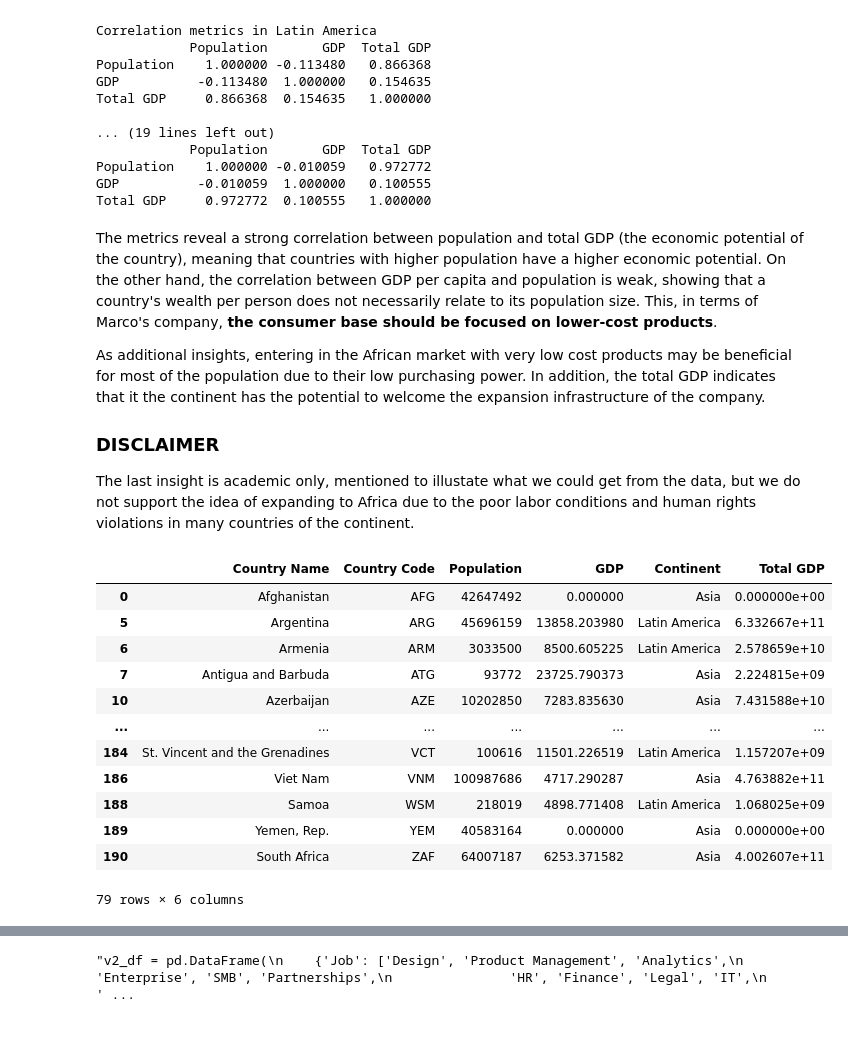
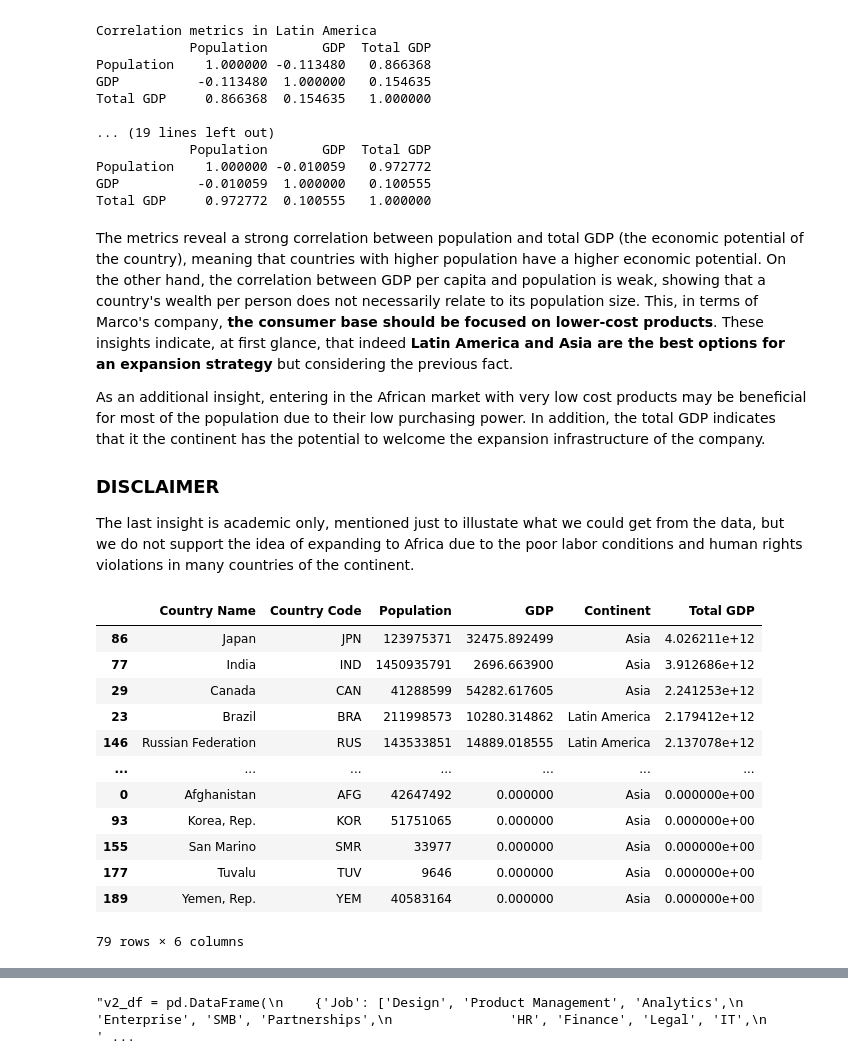
Before and after one commit to monroyminerodiego/visualization-tools-IX, a Jupyter notebook: ML/U2/PortfolioU2/01_hierarchical_analysis_part2.ipynb, the cells around one changed output, grey strips where cells are left out. Saved outputs shown, nothing was run; the diff lists cells and outputs as text; code cells hidden in the pictures; blank space fills up the shorter version.

```diff
--- a/ML/U2/PortfolioU2/01_hierarchical_analysis_part2.ipynb
+++ b/ML/U2/PortfolioU2/01_hierarchical_analysis_part2.ipynb
@@ -422,27 +427,28 @@ Population    1.000000 -0.010059   0.972772
 GDP          -0.010059  1.000000   0.100555
 Total GDP     0.972772  0.100555   1.000000
 # %% [markdown]
-The metrics reveal a strong correlation between population and total GDP (the economic potential of the country), meaning that countries with higher population have a higher economic potential. On the other hand, the correlation between GDP per capita and population is weak, showing that a country's wealth per person does not necessarily relate to its population size. This, in terms of Marco's company, **the consumer base should be focused on lower-cost products**.
+The metrics reveal a strong correlation between population and total GDP (the economic potential of the country), meaning that countries with higher population have a higher economic potential. On the other hand, the correlation between GDP per capita and population is weak, showing that a country's wealth per person does not necessarily relate to its population size. This, in terms of Marco's company, **the consumer base should be focused on lower-cost products**. These insights indicate, at first glance, that indeed **Latin America and Asia are the best options for an expansion strategy** but considering the previous fact.
 
-As additional insights, entering in the African market with very low cost products may be beneficial for most of the population due to their low purchasing power. In addition, the total GDP indicates that it the continent has the potential to welcome the expansion infrastructure of the company.
+As an additional insight, entering in the African market with very low cost products may be beneficial for most of the population due to their low purchasing power. In addition, the total GDP indicates that it the continent has the potential to welcome the expansion infrastructure of the company.
 
 ### **DISCLAIMER**
 
-The last insight is academic only, mentioned to illustate what we could get from the data, but we do not support the idea of expanding to Africa due to the poor labor conditions and human rights violations in many countries of the continent.
+The last insight is academic only, mentioned just to illustate what we could get from the data, but we do not support the idea of expanding to Africa due to the poor labor conditions and human rights violations in many countries of the continent.
 # %%
 filtered_df = countries_df[countries_df['Continent'].isin(['Asia', 'Latin America'])]
+filtered_df = filtered_df.sort_values(by=['Total GDP'], axis=0, ascending=False)
 filtered_df
 # %% [output]
 |  | Country Name | Country Code | Population | GDP | Continent | Total GDP |
+| 86 | Japan | JPN | 123975371 | 32475.892499 | Asia | 4.026211e+12 |
+| 77 | India | IND | 1450935791 | 2696.663900 | Asia | 3.912686e+12 |
+| 29 | Canada | CAN | 41288599 | 54282.617605 | Asia | 2.241253e+12 |
+| 23 | Brazil | BRA | 211998573 | 10280.314862 | Latin America | 2.179412e+12 |
+| 146 | Russian Federation | RUS | 143533851 | 14889.018555 | Latin America | 2.137078e+12 |
+| ... | ... | ... | ... | ... | ... | ... |
 | 0 | Afghanistan | AFG | 42647492 | 0.000000 | Asia | 0.000000e+00 |
-| 5 | Argentina | ARG | 45696159 | 13858.203980 | Latin America | 6.332667e+11 |
-| 6 | Armenia | ARM | 3033500 | 8500.605225 | Latin America | 2.578659e+10 |
-| 7 | Antigua and Barbuda | ATG | 93772 | 23725.790373 | Asia | 2.224815e+09 |
-| 10 | Azerbaijan | AZE | 10202850 | 7283.835630 | Asia | 7.431588e+10 |
-| ... | ... | ... | ... | ... | ... | ... |
-| 184 | St. Vincent and the Grenadines | VCT | 100616 | 11501.226519 | Latin America | 1.157207e+09 |
-| 186 | Viet Nam | VNM | 100987686 | 4717.290287 | Asia | 4.763882e+11 |
-| 188 | Samoa | WSM | 218019 | 4898.771408 | Latin America | 1.068025e+09 |
+| 93 | Korea, Rep. | KOR | 51751065 | 0.000000 | Asia | 0.000000e+00 |
+| 155 | San Marino | SMR | 33977 | 0.000000 | Asia | 0.000000e+00 |
+| 177 | Tuvalu | TUV | 9646 | 0.000000 | Asia | 0.000000e+00 |
 | 189 | Yemen, Rep. | YEM | 40583164 | 0.000000 | Asia | 0.000000e+00 |
-| 190 | South Africa | ZAF | 64007187 | 6253.371582 | Asia | 4.002607e+11 |
 79 rows × 6 columns
```
Also changed, not shown: parts of 14 cells of this notebook, 1 other file.
